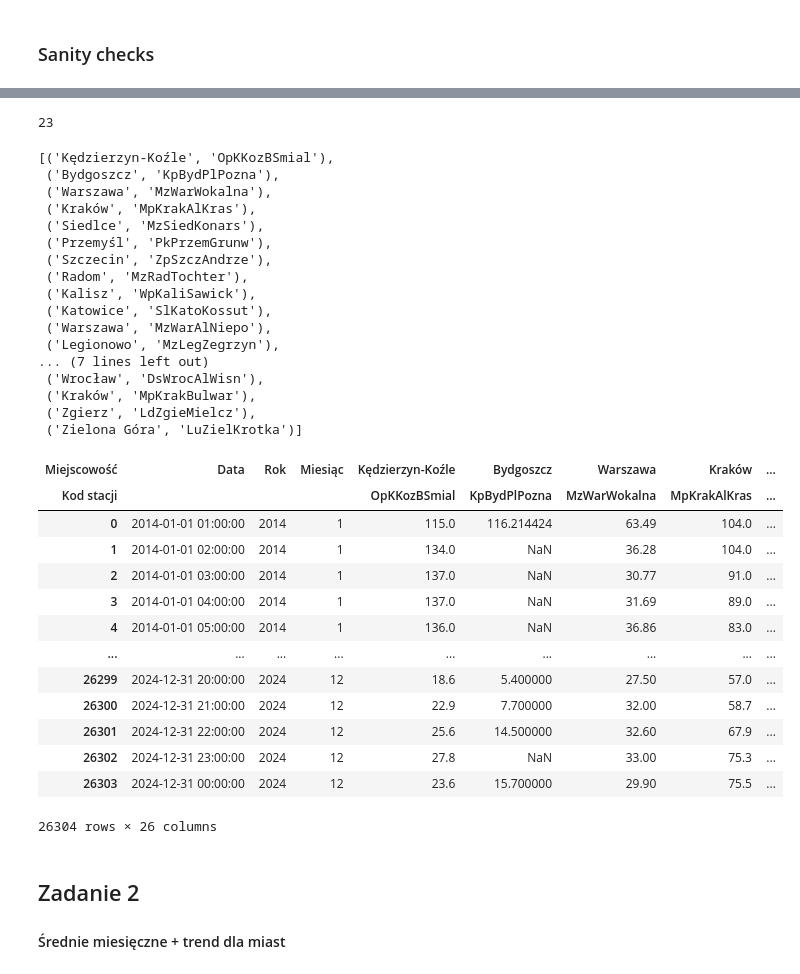
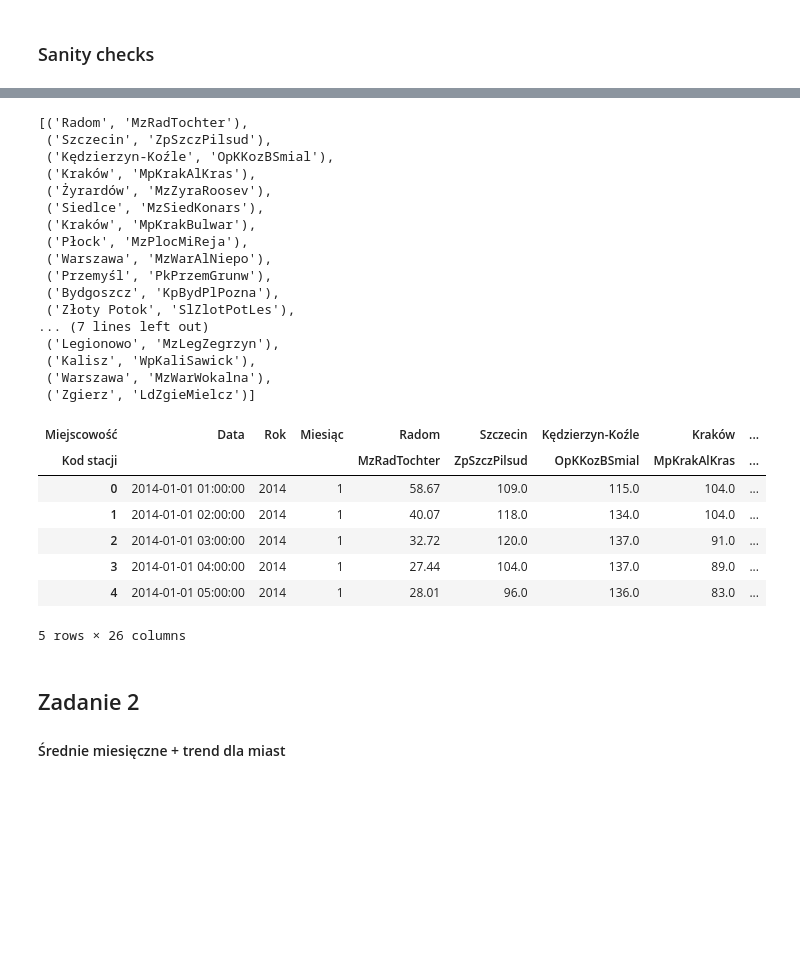
Before and after one commit to aszymik/polish-air-quality-trends, a Jupyter notebook: main.ipynb, the cells around one changed output, grey strips where cells are left out. Cells and saved outputs as stored; diff of their text form; code cells hidden in the pictures; blank space fills up the shorter version.

```diff
--- a/main.ipynb
+++ b/main.ipynb
@@ -129,26 +145,25 @@ Max: 2024-12-31 23:00:00
 Liczba kolumn: 99
 # %%
 # Wybieramy tylko stacje wspólne dla wszystkich lat
-stations = get_common_stations(dfs)
+stations = ld.get_common_stations(dfs)
 stations
 # %% [output]
-23
+[('Radom', 'MzRadTochter'),
+ ('Szczecin', 'ZpSzczPilsud'),
+ ('Kędzierzyn-Koźle', 'OpKKozBSmial'),
+ ('Kraków', 'MpKrakAlKras'),
+ ('Żyrardów', 'MzZyraRoosev'),
+ ('Siedlce', 'MzSiedKonars'),
+ ('Kraków', 'MpKrakBulwar'),
+ ('Płock', 'MzPlocMiReja'),
+ ('Warszawa', 'MzWarAlNiepo'),
+ ('Przemyśl', 'PkPrzemGrunw'),
+ ('Bydgoszcz', 'KpBydPlPozna'),
+ ('Złoty Potok', 'SlZlotPotLes'),
+... (7 lines left out)
+ ('Legionowo', 'MzLegZegrzyn'),
+ ('Kalisz', 'WpKaliSawick'),
+ ('Warszawa', 'MzWarWokalna'),
+ ('Zgierz', 'LdZgieMielcz')]
-[('Kędzierzyn-Koźle', 'OpKKozBSmial'),
- ('Bydgoszcz', 'KpBydPlPozna'),
- ('Warszawa', 'MzWarWokalna'),
- ('Kraków', 'MpKrakAlKras'),
- ('Siedlce', 'MzSiedKonars'),
- ('Przemyśl', 'PkPrzemGrunw'),
- ('Szczecin', 'ZpSzczAndrze'),
- ('Radom', 'MzRadTochter'),
- ('Kalisz', 'WpKaliSawick'),
- ('Katowice', 'SlKatoKossut'),
- ('Warszawa', 'MzWarAlNiepo'),
- ('Legionowo', 'MzLegZegrzyn'),
-... (7 lines left out)
- ('Wrocław', 'DsWrocAlWisn'),
- ('Kraków', 'MpKrakBulwar'),
- ('Zgierz', 'LdZgieMielcz'),
- ('Zielona Góra', 'LuZielKrotka')]
 # %%
 # Złączenie danych z trzech lat
@@ -158,22 +173,17 @@ data_path = 'data/pm25_gios_2014_2019_2024.csv'
 df.to_csv(data_path, index=False)
 # %%
 # Kod do wczytywania danych z pliku
-df = read_data_from_csv(data_path)
+df = ld.read_data_from_csv(data_path)
+df.head(5)
 # %% [output]
-| Miejscowość | Data | Rok | Miesiąc | Kędzierzyn-Koźle | Bydgoszcz | Warszawa | Kraków | ... |
-| Kod stacji |  |  |  | OpKKozBSmial | KpBydPlPozna | MzWarWokalna | MpKrakAlKras | ... |
-| 0 | 2014-01-01 01:00:00 | 2014 | 1 | 115.0 | 116.214424 | 63.49 | 104.0 | ... |
-| 1 | 2014-01-01 02:00:00 | 2014 | 1 | 134.0 | NaN | 36.28 | 104.0 | ... |
-| 2 | 2014-01-01 03:00:00 | 2014 | 1 | 137.0 | NaN | 30.77 | 91.0 | ... |
-| 3 | 2014-01-01 04:00:00 | 2014 | 1 | 137.0 | NaN | 31.69 | 89.0 | ... |
-| 4 | 2014-01-01 05:00:00 | 2014 | 1 | 136.0 | NaN | 36.86 | 83.0 | ... |
-| ... | ... | ... | ... | ... | ... | ... | ... | ... |
-| 26299 | 2024-12-31 20:00:00 | 2024 | 12 | 18.6 | 5.400000 | 27.50 | 57.0 | ... |
-| 26300 | 2024-12-31 21:00:00 | 2024 | 12 | 22.9 | 7.700000 | 32.00 | 58.7 | ... |
-| 26301 | 2024-12-31 22:00:00 | 2024 | 12 | 25.6 | 14.500000 | 32.60 | 67.9 | ... |
-| 26302 | 2024-12-31 23:00:00 | 2024 | 12 | 27.8 | NaN | 33.00 | 75.3 | ... |
-| 26303 | 2024-12-31 00:00:00 | 2024 | 12 | 23.6 | 15.700000 | 29.90 | 75.5 | ... |
+| Miejscowość | Data | Rok | Miesiąc | Radom | Szczecin | Kędzierzyn-Koźle | Kraków | ... |
+| Kod stacji |  |  |  | MzRadTochter | ZpSzczPilsud | OpKKozBSmial | MpKrakAlKras | ... |
+| 0 | 2014-01-01 01:00:00 | 2014 | 1 | 58.67 | 109.0 | 115.0 | 104.0 | ... |
+| 1 | 2014-01-01 02:00:00 | 2014 | 1 | 40.07 | 118.0 | 134.0 | 104.0 | ... |
+| 2 | 2014-01-01 03:00:00 | 2014 | 1 | 32.72 | 120.0 | 137.0 | 91.0 | ... |
+| 3 | 2014-01-01 04:00:00 | 2014 | 1 | 27.44 | 104.0 | 137.0 | 89.0 | ... |
+| 4 | 2014-01-01 05:00:00 | 2014 | 1 | 28.01 | 96.0 | 136.0 | 83.0 | ... |
-26304 rows × 26 columns
+5 rows × 26 columns
 # %% [markdown]
 ## Zadanie 2
 #### Średnie miesięczne + trend dla miast
```
Also changed, not shown: parts of 13 cells of this notebook, 2 other files.
